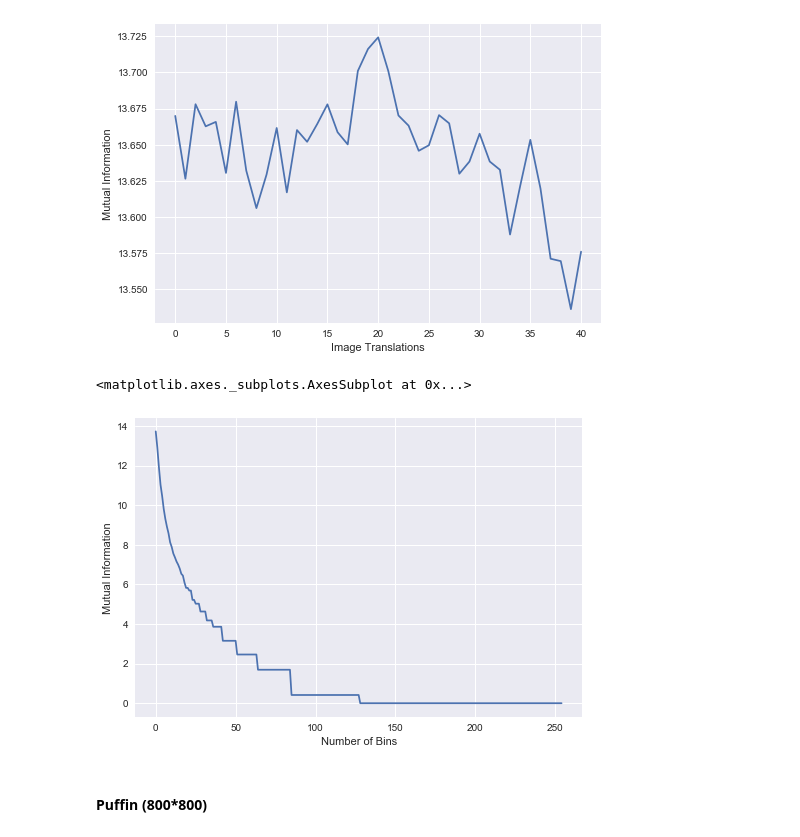
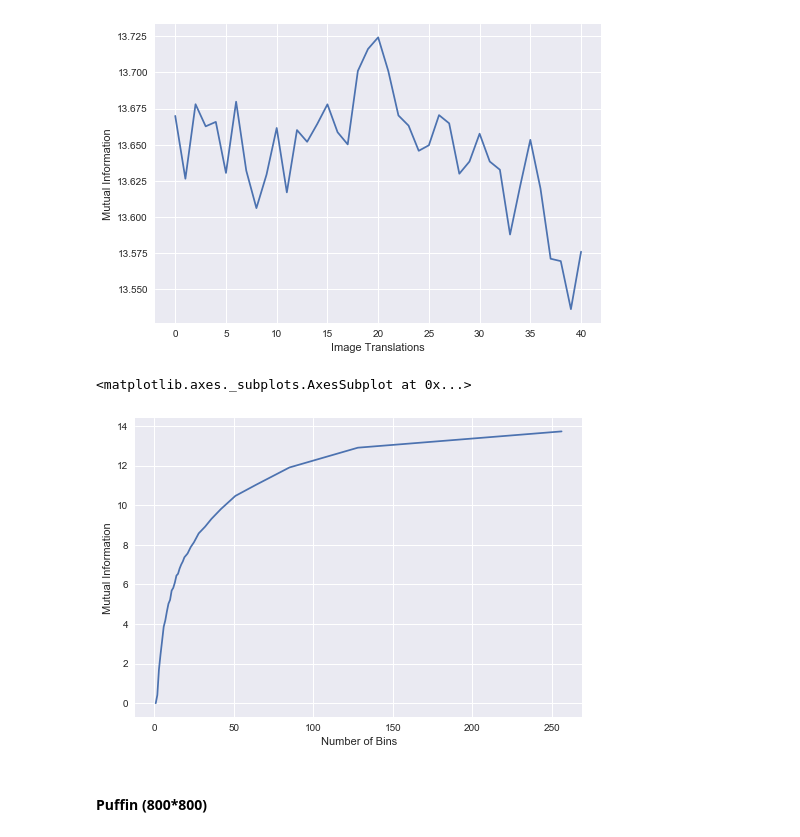
Before and after one commit to otmanesabir/ImgProc, a Jupyter notebook: Mutual Information/src/explore.ipynb, the cells around one changed output. Saved outputs shown, nothing was run; the diff lists cells and outputs as text; code cells hidden in the pictures.

```diff
--- a/Mutual Information/src/explore.ipynb
+++ b/Mutual Information/src/explore.ipynb
@@ -81,6 +81,19 @@ def binSizeChange(img):
         bot_hist = np.histogram(np.asarray(bottoms[20]).flatten(), bins=int(256/i))
         mis.append(entropyCalc(top_hist[0]) + entropyCalc(bot_hist[0]) - entropyCalc(np.asarray(hist_img).flatten()))
     return mis
+
+def binSizeChangeAlt(img):
+    top, bottoms = cropImage(img)
+    mis = {}
+    binses = set([int(256/x) for x in range(1,256)])
+    for binss in binses:
+        hist = np.histogram2d(np.asarray(top).flatten(), np.asarray(bottoms[20]).flatten(), bins=binss)
+        hist_img = Image.fromarray(hist[0], 'RGB')
+        top_hist = np.histogram(np.asarray(top).flatten(), bins=binss)
+        bot_hist = np.histogram(np.asarray(bottoms[20]).flatten(), bins=binss)
+        mi = entropyCalc(top_hist[0]) + entropyCalc(bot_hist[0]) - entropyCalc(np.asarray(hist_img).flatten())
+        mis[binss] = mi
+    return mis
 # %% [markdown]
 ### Experiments
 # %%
@@ -98,12 +117,14 @@ sns.lineplot([x for x in range(41)], mutualInfoCalc(flower, 256))
 <matplotlib.axes._subplots.AxesSubplot at 0x...>
 [figure]
 # %%
+mis = binSizeChangeAlt(flower)
+x, y = zip(*(sorted(mis.items())))
 fig = plt.figure()
 plt.ylabel('Mutual Information')
 plt.xlabel('Number of Bins')
-sns.lineplot([x for x in range(255)], binSizeChange(flower))
+sns.lineplot(x, y)
 # %% [output]
 <matplotlib.axes._subplots.AxesSubplot at 0x...>
-[figure, old version]
+[figure, new version]
 # %% [markdown]
 #### Puffin (800*800)
```
Also changed, not shown: parts of 8 cells of this notebook.
